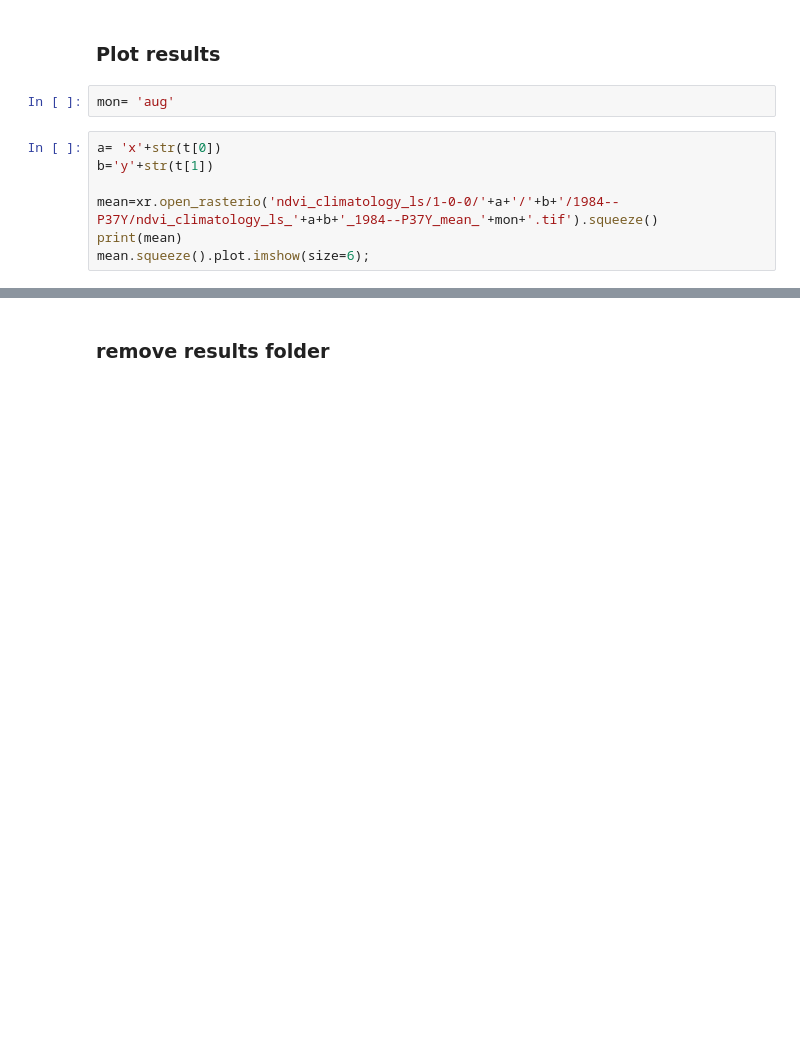
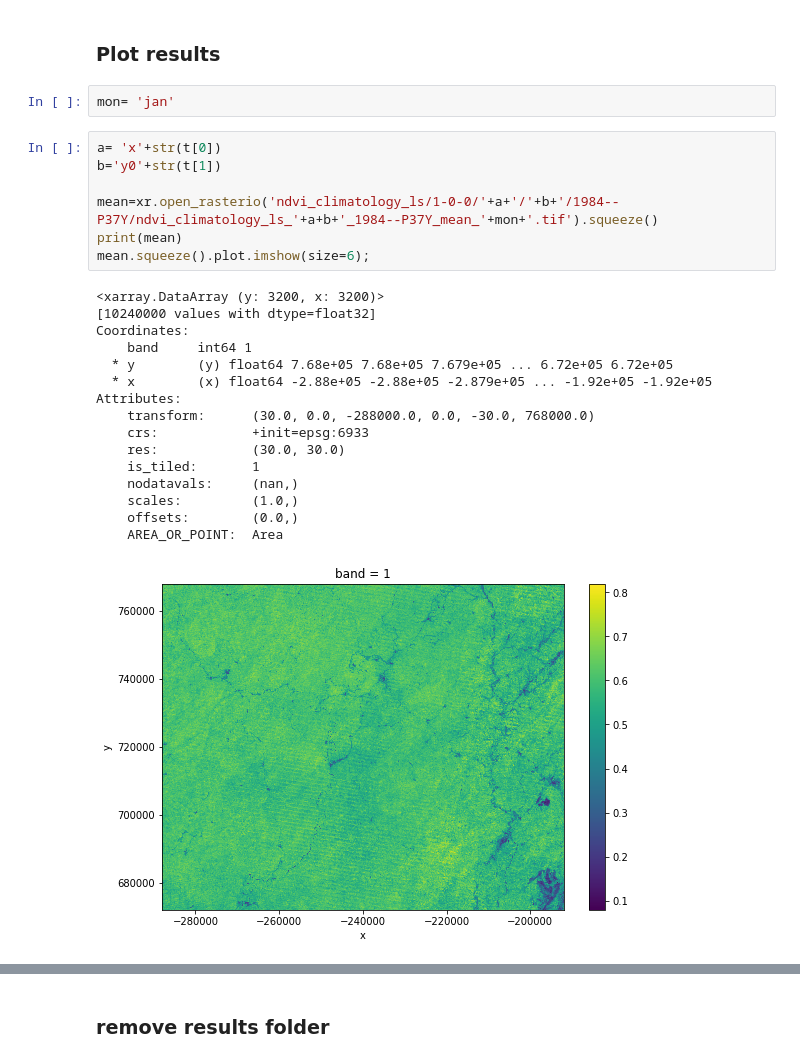
Before and after one commit to digitalearthafrica/ndvi-anomalies, a Jupyter notebook: production/1_Plugin_testing.ipynb, the cells around one changed output, grey strips where cells are left out. Cells and saved outputs as stored; diff of their text form; blank space fills up the shorter version.

```diff
--- a/production/1_Plugin_testing.ipynb
+++ b/production/1_Plugin_testing.ipynb
@@ -215,14 +232,31 @@ distributed.utils_perf - WARNING - full garbage collections took 13% CPU time re
 # %% [markdown]
 ### Plot results
 # %%
-mon= 'aug'
+mon= 'jan'
 # %%
 a= 'x'+str(t[0])
-b='y'+str(t[1])
+b='y0'+str(t[1])
 
 mean=xr.open_rasterio('ndvi_climatology_ls/1-0-0/'+a+'/'+b+'/1984--P37Y/ndvi_climatology_ls_'+a+b+'_1984--P37Y_mean_'+mon+'.tif').squeeze()
 print(mean)
 mean.squeeze().plot.imshow(size=6);
+# %% [output]
+<xarray.DataArray (y: 3200, x: 3200)>
+[10240000 values with dtype=float32]
+Coordinates:
+    band     int64 1
+  * y        (y) float64 7.68e+05 7.68e+05 7.679e+05 ... 6.72e+05 6.72e+05
+  * x        (x) float64 -2.88e+05 -2.88e+05 -2.879e+05 ... -1.92e+05 -1.92e+05
+Attributes:
+    transform:      (30.0, 0.0, -288000.0, 0.0, -30.0, 768000.0)
+    crs:            +init=epsg:6933
+    res:            (30.0, 30.0)
+    is_tiled:       1
+    nodatavals:     (nan,)
+    scales:         (1.0,)
+    offsets:        (0.0,)
+    AREA_OR_POINT:  Area
+[figure, added]
 # %%
 std=xr.open_rasterio('ndvi_climatology_ls/1-0-0/'+a+'/'+b+'/1984--P37Y/ndvi_climatology_ls_'+a+b+'_1984--P37Y_stddev_'+mon+'.tif').squeeze()
 print(std)
```
Also changed, not shown: parts of 6 cells of this notebook, 2 other files.
